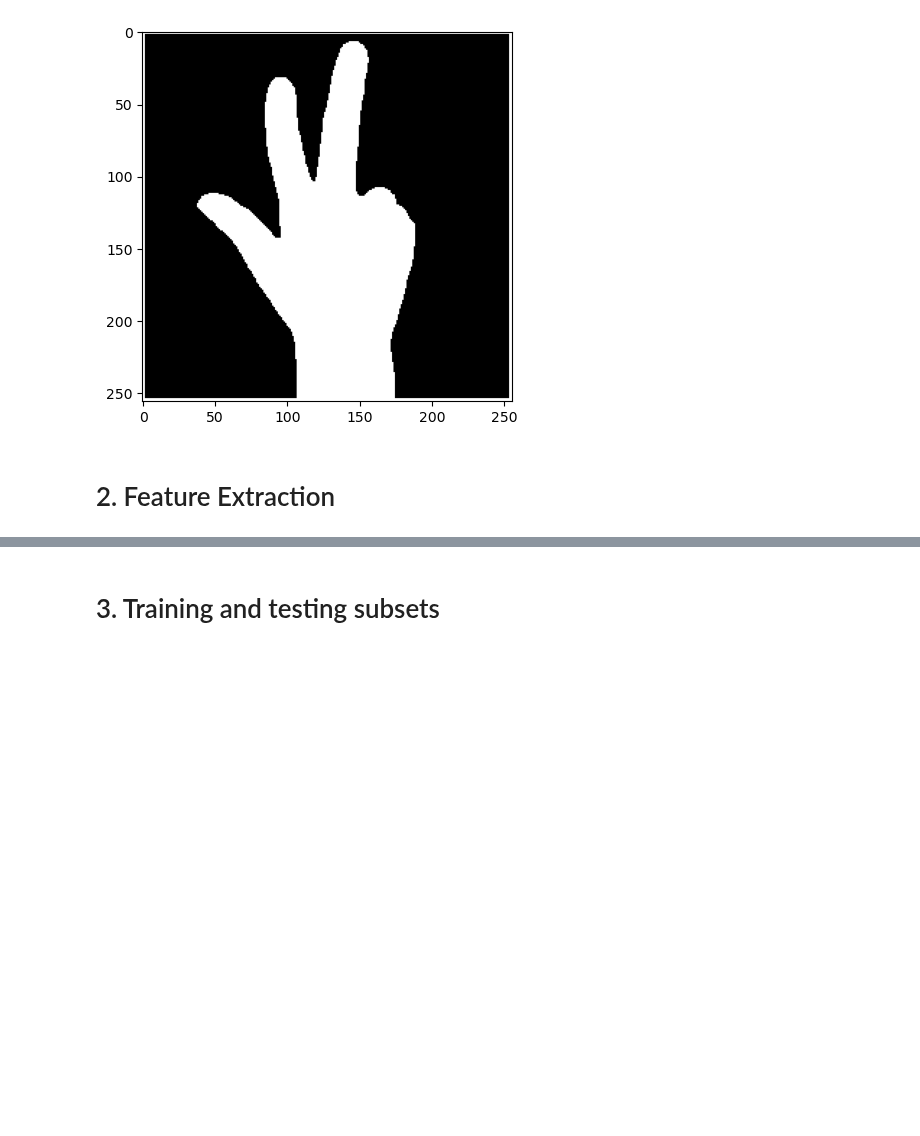
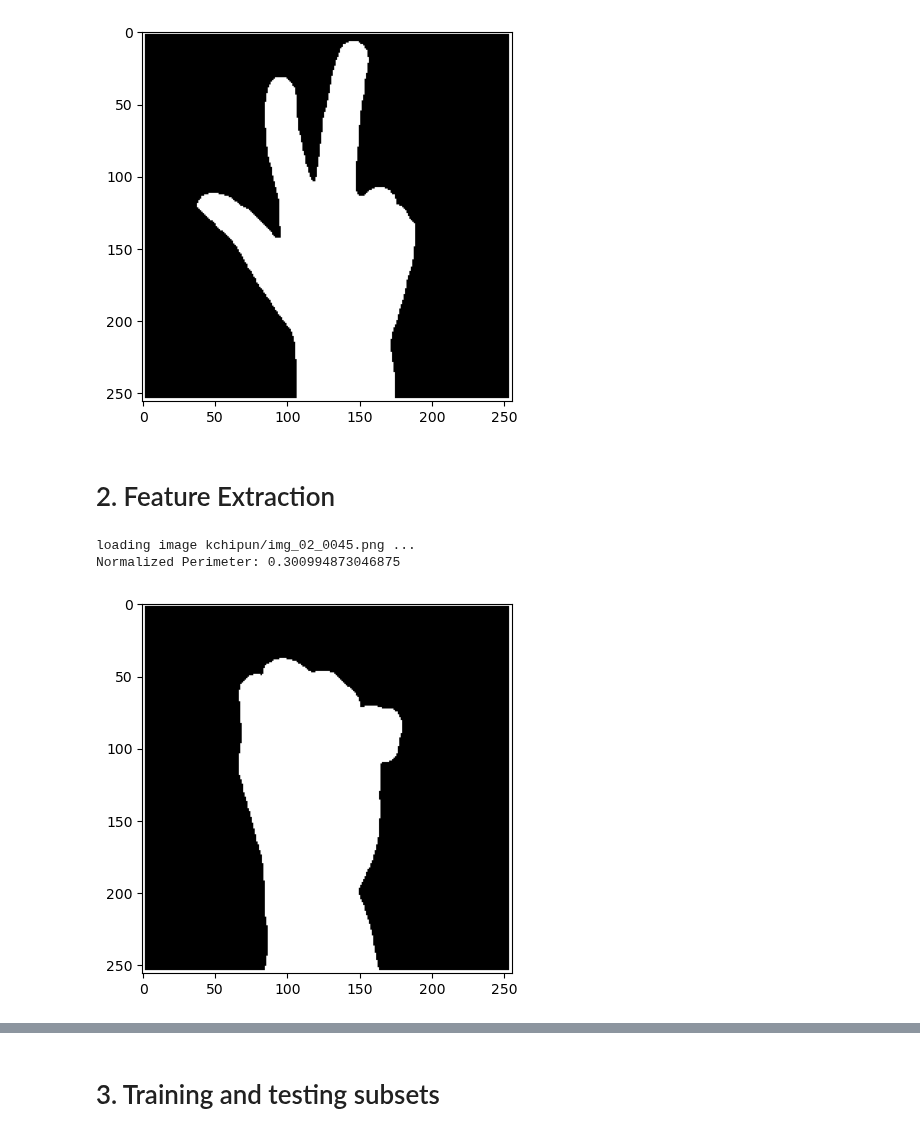
Before and after one commit to pedrozavalat/iic3724-tareas, a Jupyter notebook: T1/T1_PedroPabloZavalaTejos_area.ipynb, the cells around one changed output, grey strips where cells are left out. Drawn from its saved outputs; the diff is of its cells as text; code cells hidden in the pictures; blank space fills up the shorter version.

Commit message:
feat: area feature extraction and evaluation

```diff
--- a/T1/T1_PedroPabloZavalaTejos.ipynb
+++ b/T1/T1_PedroPabloZavalaTejos_area.ipynb
@@ -65,7 +49,7 @@ def imageload(num_class: int, num_img: int, echo='off') -> str:
     path = get_image_path(num_class, num_img)
     if echo == 'on':
       print(f'loading image {path} ...')
-    img = plt.imread(path)
+    img = cv2.imread(path, 0)
     return img
 
 def plot_image(num_class: int, num_img: int, echo='off') -> str:
@@ -97,3 +81,31 @@ loading image kchipun/img_03_0001.png ...
 [figure]
 # %% [markdown]
 # 2. Feature Extraction
+# %%
+# TODO: Change feature extraction
+def normalized_area(img, echo='off'):
+    region = img > 0.5 # pixeles en la region de la imagen
+    ij = np.argwhere(region.astype(int))
+    ii = ij[:,0]
+    jj = ij[:,1]
+
+    width = np.max(jj) - np.min(jj) + 1
+    height = np.max(ii) - np.min(ii) + 1
+
+
+    area = np.sum(region.astype(int))
+    normalized_area = area / (width * height)
+
+    if echo == 'on':
+        plt.imshow(region, cmap='gray')
+        print(f'Normalized Perimeter: {normalized_area}')
+
+    return normalized_area
+# %%
+# TODO: Delete this
+img_ex = imageload(2, 45, echo='on')
+perimeter_img_ex = normalized_area(img_ex, echo='on')
+# %% [output]
+loading image kchipun/img_02_0045.png ...
+Normalized Perimeter: 0.300994873046875
+[figure, added]
```
Also changed, not shown: parts of 11 cells of this notebook.
